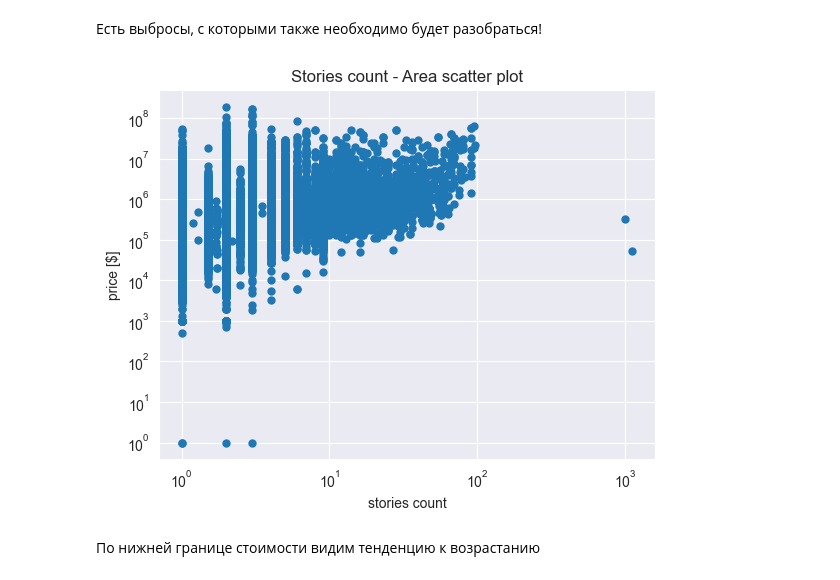
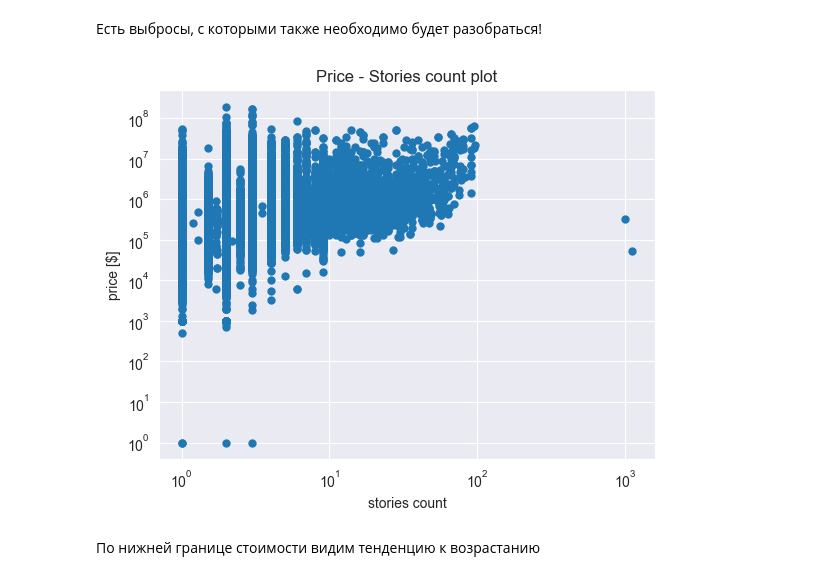
Before and after one commit to mvulf/housing_cost, a Jupyter notebook: notebooks/1.0-mv-data-understanding.ipynb, the cells around one changed output. Cells and saved outputs as stored; diff of their text form; code cells hidden in the pictures.

```diff
--- a/notebooks/1.0-mv-data-understanding.ipynb
+++ b/notebooks/1.0-mv-data-understanding.ipynb
@@ -687,7 +687,7 @@ Stories contain "lot"
 # %%
 df['stories'] = build_features.replace(
     df['stories'],
-    replace_map=(
+    to_replace=(
         ('ground', '1'),
         ('one', '1'),
         ('two', '2'),
@@ -790,17 +790,17 @@ Name: stories_num, dtype: float64
 # %%
 visualize.plot_scatter(
     data=df,
     x='stories_num',
     y='target',
     logx=True,
     logy=True,
     x_label='stories count',
     y_label='price [$]',
-    title='Stories count - Area scatter plot',
+    title='Price - Stories count plot',
     linewidth=0,
 );
 # %% [output]
-[figure, old version]
+[figure, new version]
 # %% [markdown]
 По нижней границе стоимости видим тенденцию к возрастанию
 # %% [markdown]
```
Also changed, not shown: parts of 10 cells of this notebook, 1 other file.
